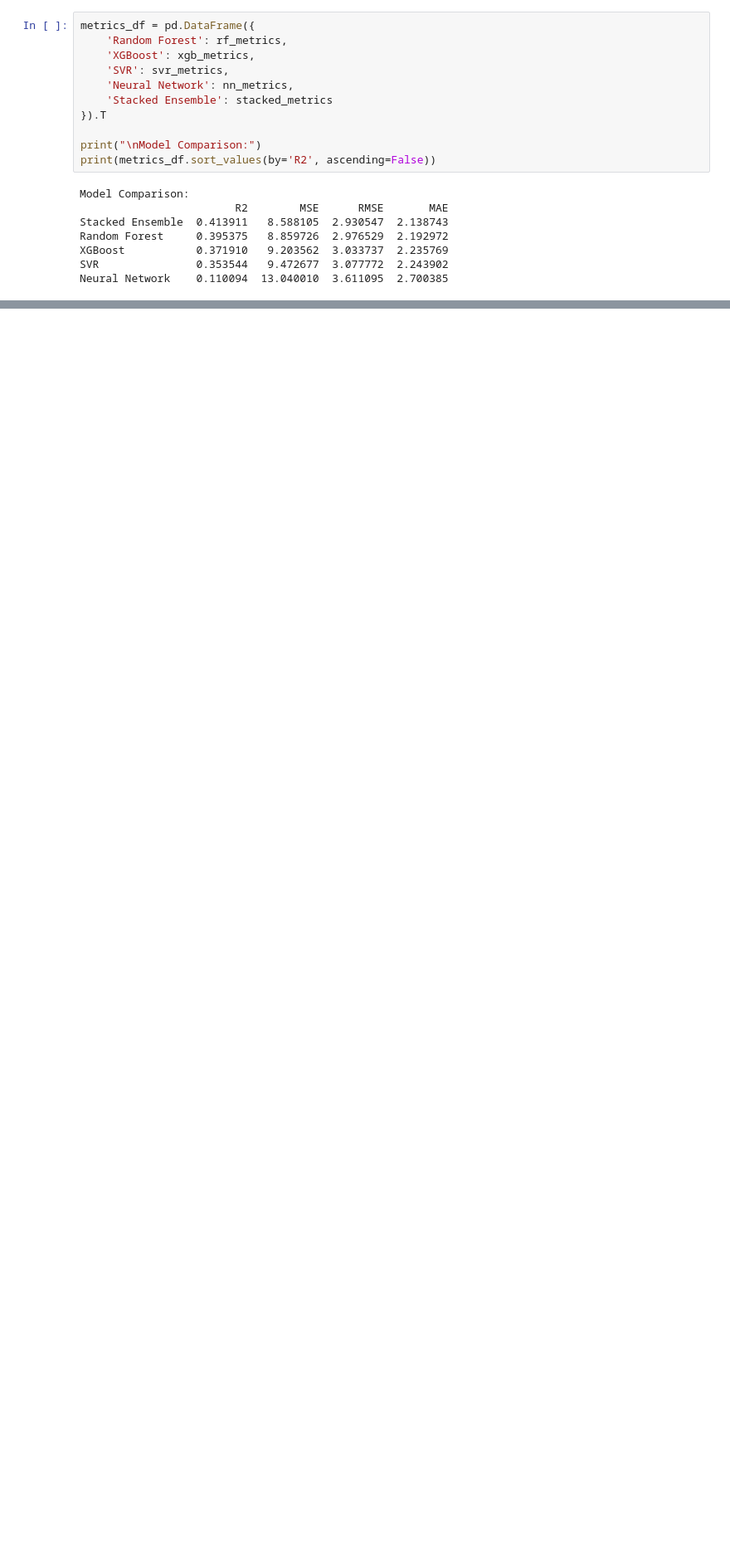
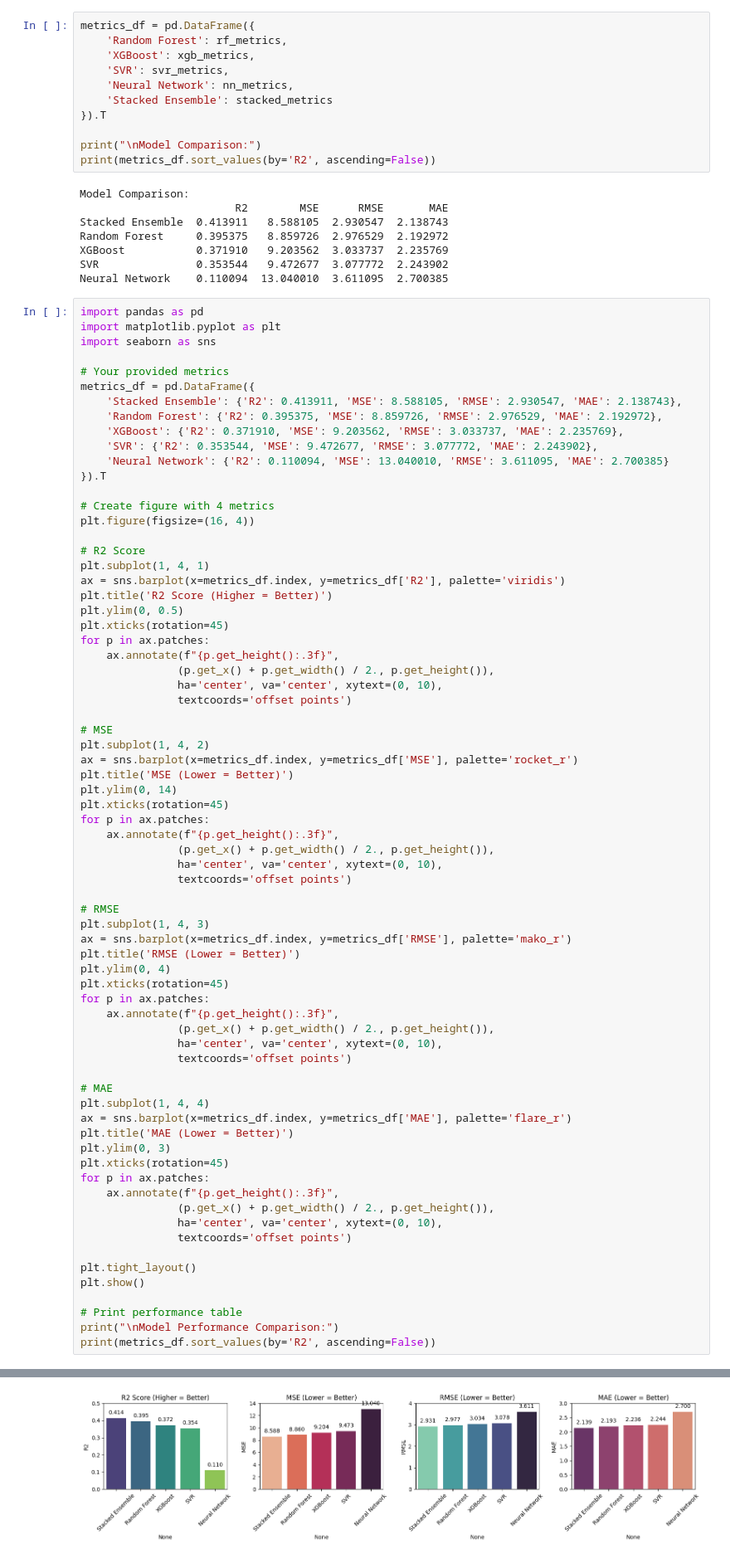
Before and after one commit to EZags/Milliman-Project-2025, a Jupyter notebook: 4_Statistical_Testing.ipynb, the cells around one changed output, grey strips where cells are left out. Shown at 83% size. Cells and saved outputs as stored; diff of their text form; blank space fills up the shorter version.

Commit message:
Performance comparison

```diff
--- a/4_Statistical_Testing.ipynb
+++ b/4_Statistical_Testing.ipynb
@@ -273,3 +275,75 @@ Random Forest     0.395375   8.859726  2.976529  2.192972
 XGBoost           0.371910   9.203562  3.033737  2.235769
 SVR               0.353544   9.472677  3.077772  2.243902
 Neural Network    0.110094  13.040010  3.611095  2.700385
+# %%
+import pandas as pd
+import matplotlib.pyplot as plt
+import seaborn as sns
+
+# Your provided metrics
+metrics_df = pd.DataFrame({
+    'Stacked Ensemble': {'R2': 0.413911, 'MSE': 8.588105, 'RMSE': 2.930547, 'MAE': 2.138743},
+    'Random Forest': {'R2': 0.395375, 'MSE': 8.859726, 'RMSE': 2.976529, 'MAE': 2.192972},
+    'XGBoost': {'R2': 0.371910, 'MSE': 9.203562, 'RMSE': 3.033737, 'MAE': 2.235769},
+    'SVR': {'R2': 0.353544, 'MSE': 9.472677, 'RMSE': 3.077772, 'MAE': 2.243902},
+    'Neural Network': {'R2': 0.110094, 'MSE': 13.040010, 'RMSE': 3.611095, 'MAE': 2.700385}
+}).T
+
+# Create figure with 4 metrics
+plt.figure(figsize=(16, 4))
+
+# R2 Score
+plt.subplot(1, 4, 1)
+ax = sns.barplot(x=metrics_df.index, y=metrics_df['R2'], palette='viridis')
+plt.title('R2 Score (Higher = Better)')
+plt.ylim(0, 0.5)
+plt.xticks(rotation=45)
+for p in ax.patches:
+    ax.annotate(f"{p.get_height():.3f}",
+               (p.get_x() + p.get_width() / 2., p.get_height()),
+               ha='center', va='center', xytext=(0, 10),
+               textcoords='offset points')
+
+# MSE
+plt.subplot(1, 4, 2)
+ax = sns.barplot(x=metrics_df.index, y=metrics_df['MSE'], palette='rocket_r')
+plt.title('MSE (Lower = Better)')
+plt.ylim(0, 14)
+plt.xticks(rotation=45)
+for p in ax.patches:
+    ax.annotate(f"{p.get_height():.3f}",
+               (p.get_x() + p.get_width() / 2., p.get_height()),
+               ha='center', va='center', xytext=(0, 10),
+               textcoords='offset points')
+
+# RMSE
+plt.subplot(1, 4, 3)
+ax = sns.barplot(x=metrics_df.index, y=metrics_df['RMSE'], palette='mako_r')
+plt.title('RMSE (Lower = Better)')
+plt.ylim(0, 4)
+plt.xticks(rotation=45)
+for p in ax.patches:
+    ax.annotate(f"{p.get_height():.3f}",
+               (p.get_x() + p.get_width() / 2., p.get_height()),
+               ha='center', va='center', xytext=(0, 10),
+               textcoords='offset points')
+
+# MAE
+plt.subplot(1, 4, 4)
+ax = sns.barplot(x=metrics_df.index, y=metrics_df['MAE'], palette='flare_r')
+plt.title('MAE (Lower = Better)')
+plt.ylim(0, 3)
+plt.xticks(rotation=45)
+for p in ax.patches:
+    ax.annotate(f"{p.get_height():.3f}",
+               (p.get_x() + p.get_width() / 2., p.get_height()),
+               ha='center', va='center', xytext=(0, 10),
+               textcoords='offset points')
+
+plt.tight_layout()
+plt.show()
+
+# Print performance table
+print("\nModel Performance Comparison:")
+print(metrics_df.sort_values(by='R2', ascending=False))
+# %% [output]
@@ -275,0 +365 @@ Neural Network    0.110094  13.040010  3.611095  2.700385
+[figure, added]
```
Also changed, not shown: parts of 2 cells of this notebook.
